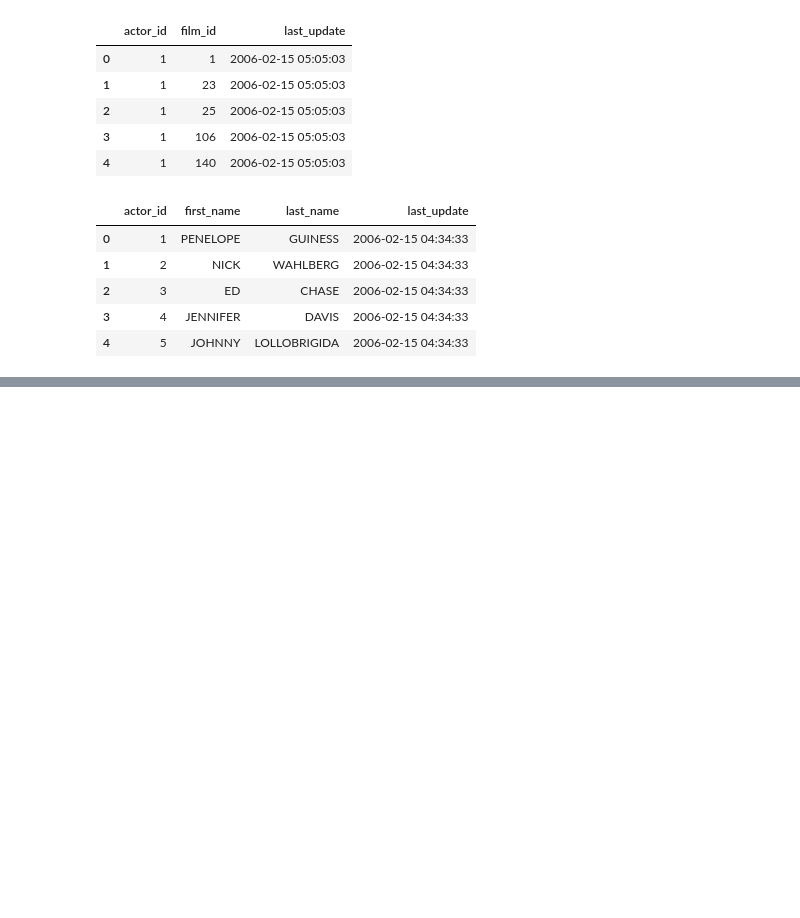
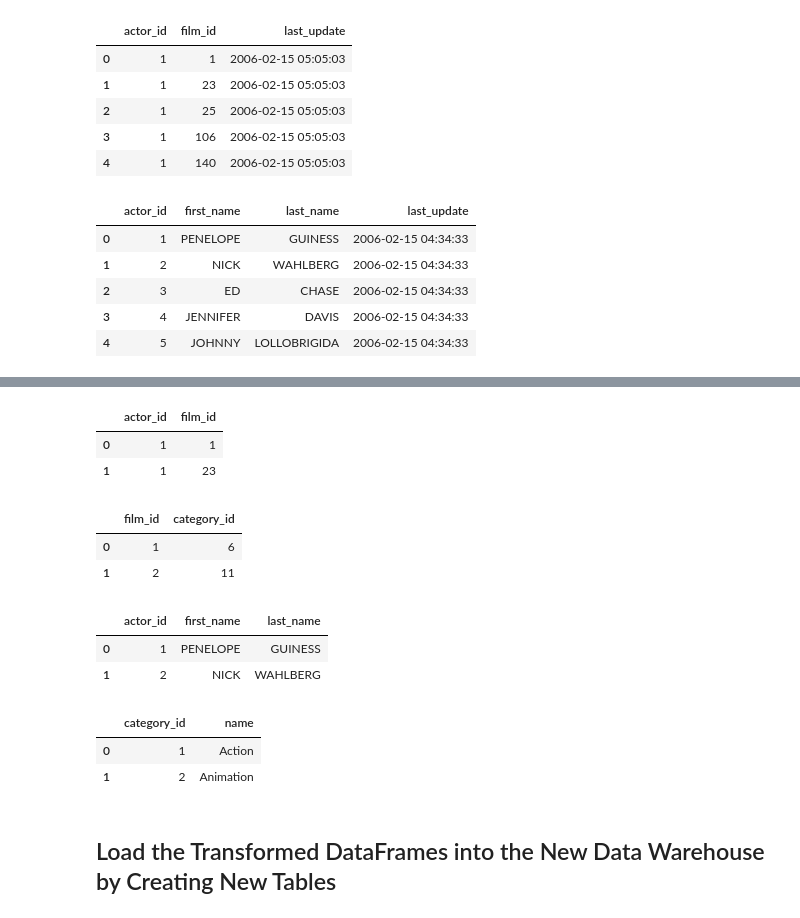
Before and after one commit to aniishap/ds2002, a Jupyter notebook: Data_Project_1.ipynb, the cells around one changed output, grey strips where cells are left out. Saved outputs shown, nothing was run; the diff lists cells and outputs as text; code cells hidden in the pictures; blank space fills up the shorter version.

```diff
--- a/Data_Project_1.ipynb
+++ b/Data_Project_1.ipynb
@@ -148,0 +159,34 @@ df_actor.head(5)
+# %%
+drop_cols = ['last_update']
+df_filmactor.drop(drop_cols, axis=1, inplace=True)
+df_filmactor.head(2)
+# %% [output]
+|  | actor_id | film_id |
+| 0 | 1 | 1 |
+| 1 | 1 | 23 |
+# %%
+drop_cols = ['last_update']
+df_filmcategory.drop(drop_cols, axis=1, inplace=True)
+df_filmcategory.head(2)
+# %% [output]
+|  | film_id | category_id |
+| 0 | 1 | 6 |
+| 1 | 2 | 11 |
+# %%
+drop_cols = ['last_update']
+df_actor.drop(drop_cols, axis=1, inplace=True)
+df_actor.head(2)
+# %% [output]
+|  | actor_id | first_name | last_name |
+| 0 | 1 | PENELOPE | GUINESS |
+| 1 | 2 | NICK | WAHLBERG |
+# %%
+drop_cols = ['last_update']
+df_category.drop(drop_cols, axis=1, inplace=True)
+df_category.head(2)
+# %% [output]
+|  | category_id | name |
+| 0 | 1 | Action |
+| 1 | 2 | Animation |
+# %% [markdown]
+## Load the Transformed DataFrames into the New Data Warehouse by Creating New Tables
```
Also changed, not shown: parts of 6 cells of this notebook.
